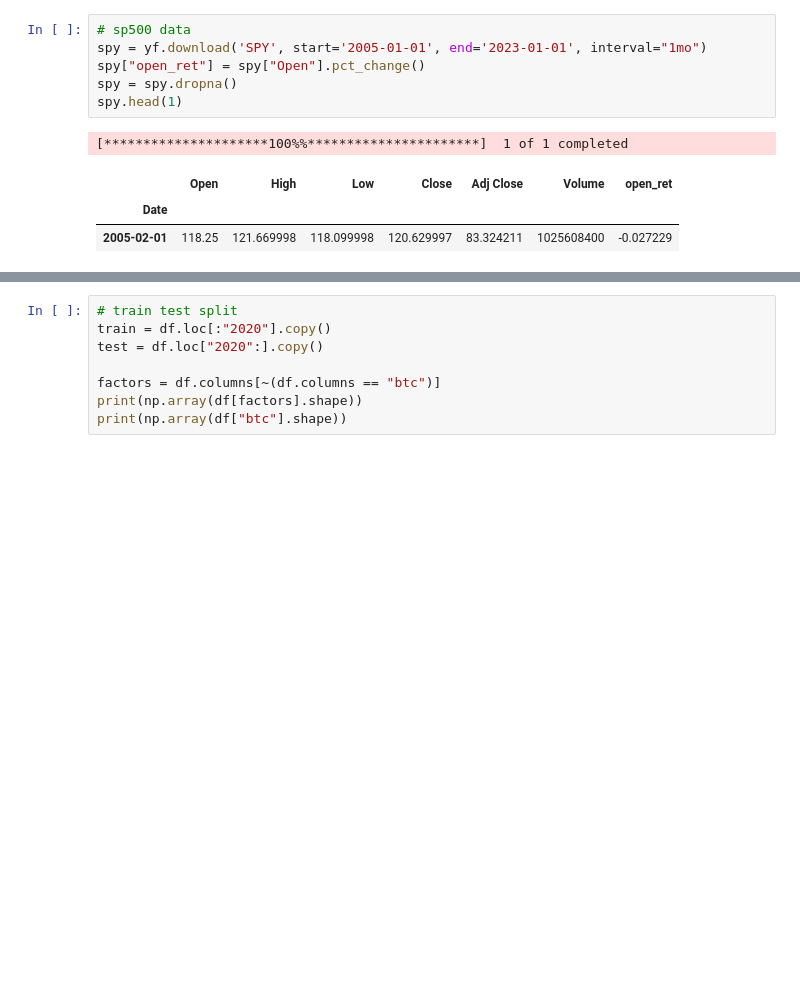
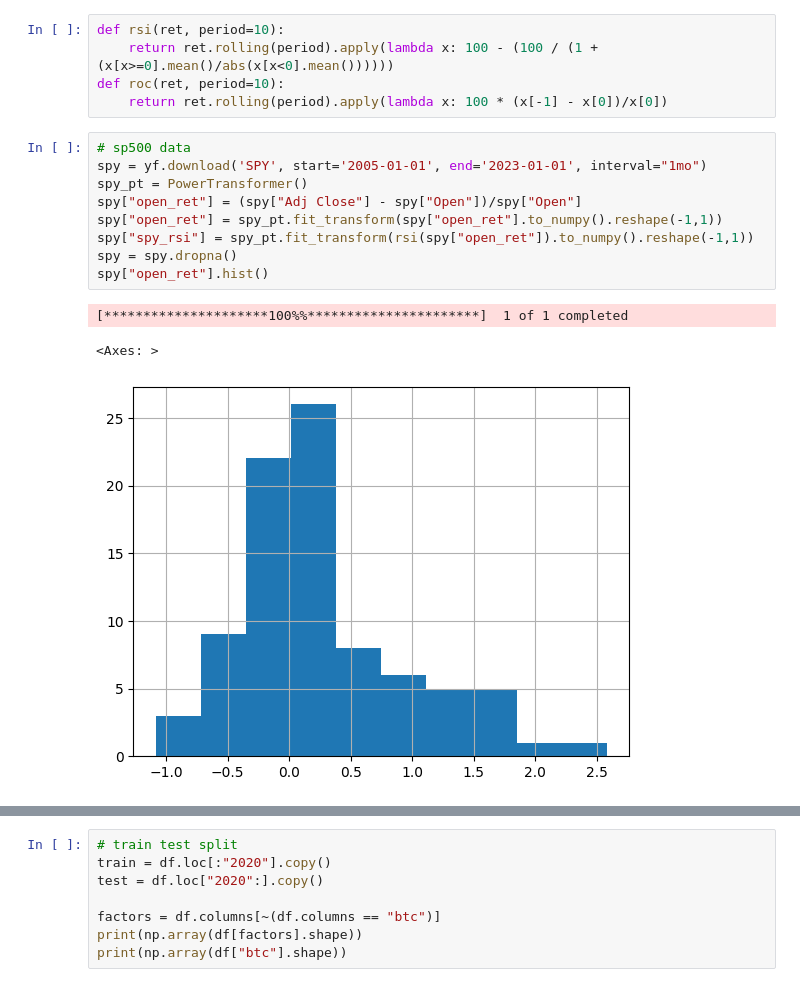
Before and after one commit to joeHollander/Quant_Finance, a Jupyter notebook: Crypto/BTCfactors.ipynb, the cells around one changed output, grey strips where cells are left out. Saved outputs shown, nothing was run; the diff lists cells and outputs as text; blank space fills up the shorter version.

```diff
--- a/Crypto/BTCfactors.ipynb
+++ b/Crypto/BTCfactors.ipynb
@@ -20,14 +23,21 @@ iau.head(1)
+# %%
+def rsi(ret, period=10):
+    return ret.rolling(period).apply(lambda x: 100 - (100 / (1 + (x[x>=0].mean()/abs(x[x<0].mean())))))
+def roc(ret, period=10):
+    return ret.rolling(period).apply(lambda x: 100 * (x[-1] - x[0])/x[0])
 # %%
 # sp500 data
 spy = yf.download('SPY', start='2005-01-01', end='2023-01-01', interval="1mo")
-spy["open_ret"] = spy["Open"].pct_change()
+spy_pt = PowerTransformer()
+spy["open_ret"] = (spy["Adj Close"] - spy["Open"])/spy["Open"]
+spy["open_ret"] = spy_pt.fit_transform(spy["open_ret"].to_numpy().reshape(-1,1))
+spy["spy_rsi"] = spy_pt.fit_transform(rsi(spy["open_ret"]).to_numpy().reshape(-1,1))
 spy = spy.dropna()
-spy.head(1)
+spy["open_ret"].hist()
 # %% [output]
 [*********************100%%**********************]  1 of 1 completed
-|  | Open | High | Low | Close | Adj Close | Volume | open_ret |
-| Date |  |  |  |  |  |  |  |
-| 2005-02-01 | 118.25 | 121.669998 | 118.099998 | 120.629997 | 83.324211 | 1025608400 | -0.027229 |
+<Axes: >
+[figure, added]
 # %%
 # btc data
 btc = yf.download("BTC-USD", start="2005-01-01", end="2023-01-01", interval="1mo")
```
Also changed, not shown: parts of 14 cells of this notebook, 2 other files.
